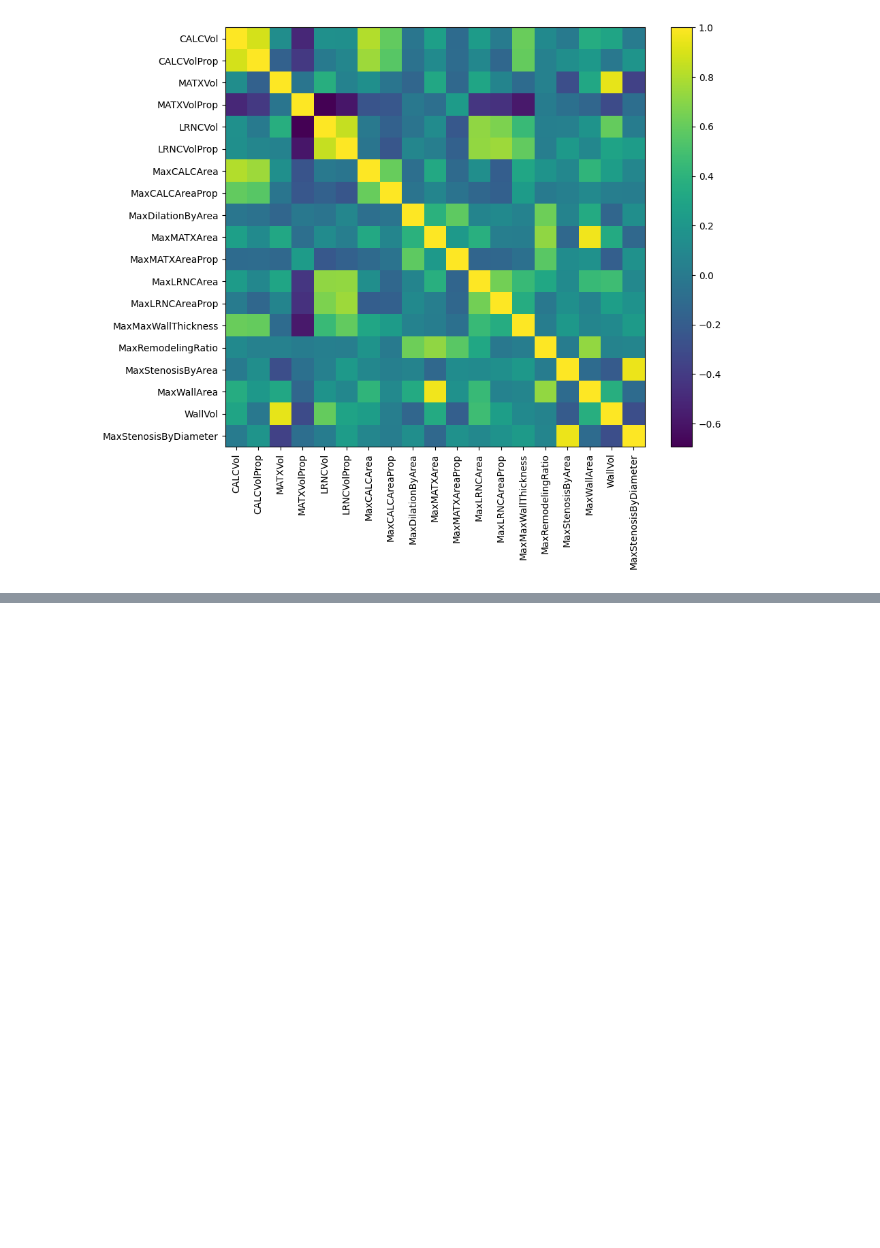
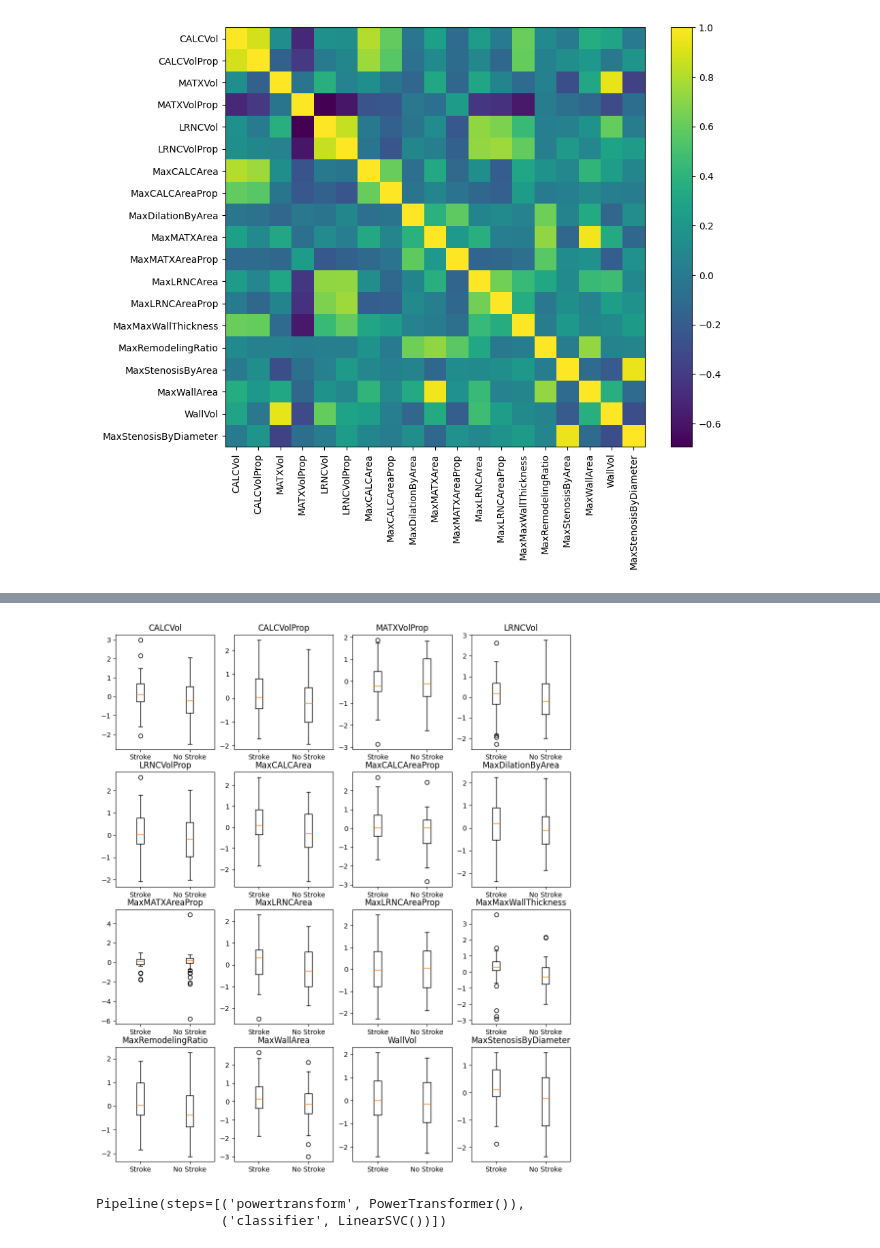
Before and after one commit to mru-data3464/w26, a Jupyter notebook: demo_code/01_stroke/strokedemo.ipynb, the cells around one changed output, grey strips where cells are left out. Cells and saved outputs as stored; diff of their text form; code cells hidden in the pictures; blank space fills up the shorter version.

```diff
--- a/demo_code/01_stroke/strokedemo.ipynb
+++ b/demo_code/01_stroke/strokedemo.ipynb
@@ -29,8 +36,9 @@ test = df.iloc[test_ids]
 train = df.iloc[train_ids]
 
 # re-define the is_stroke and not_stroke to relate to the training set
-is_stroke = train["Stroke"] == "Y"
-not_stroke = train["Stroke"] == "N"
+# Also cast to simple list to avoid pandas keyindex weirdness after pipeline
+is_stroke = list(train["Stroke"] == "Y")
+not_stroke = list(train["Stroke"] == "N")
 # %%
 # Verify the splits
 print(pd.DataFrame([train.value_counts("Stroke"), test.value_counts("Stroke")], ["Train", "Test"]))
@@ -114,0 +157,19 @@ MaxStenosisByArea is correlated with MaxStenosisByDiameter
+# %%
+# Any obvious relationships to stroke status?
+N = int(np.ceil(len(preds) ** 0.5))
+fig,ax = plt.subplots(N,N,figsize=(12,14))
+for p, pred in enumerate(preds):
+    # figure out the row/col
+    row = p // N
+    col = p % N
+    ax[row][col].boxplot([train_p[pred][is_stroke], train_p[pred][not_stroke]], tick_labels=["Stroke", "No Stroke"])
+    ax[row][col].set_title(pred)
+# %% [output]
+[figure, added]
+# %%
+# Let's try a support vector machine
+pipeline.steps.append(("classifier", LinearSVC()))
+pipeline.fit(X=train[preds], y=is_stroke)
+# %% [output]
+Pipeline(steps=[('powertransform', PowerTransformer()),
+                ('classifier', LinearSVC())])
```
Also changed, not shown: parts of 12 cells of this notebook, 3 other files.
